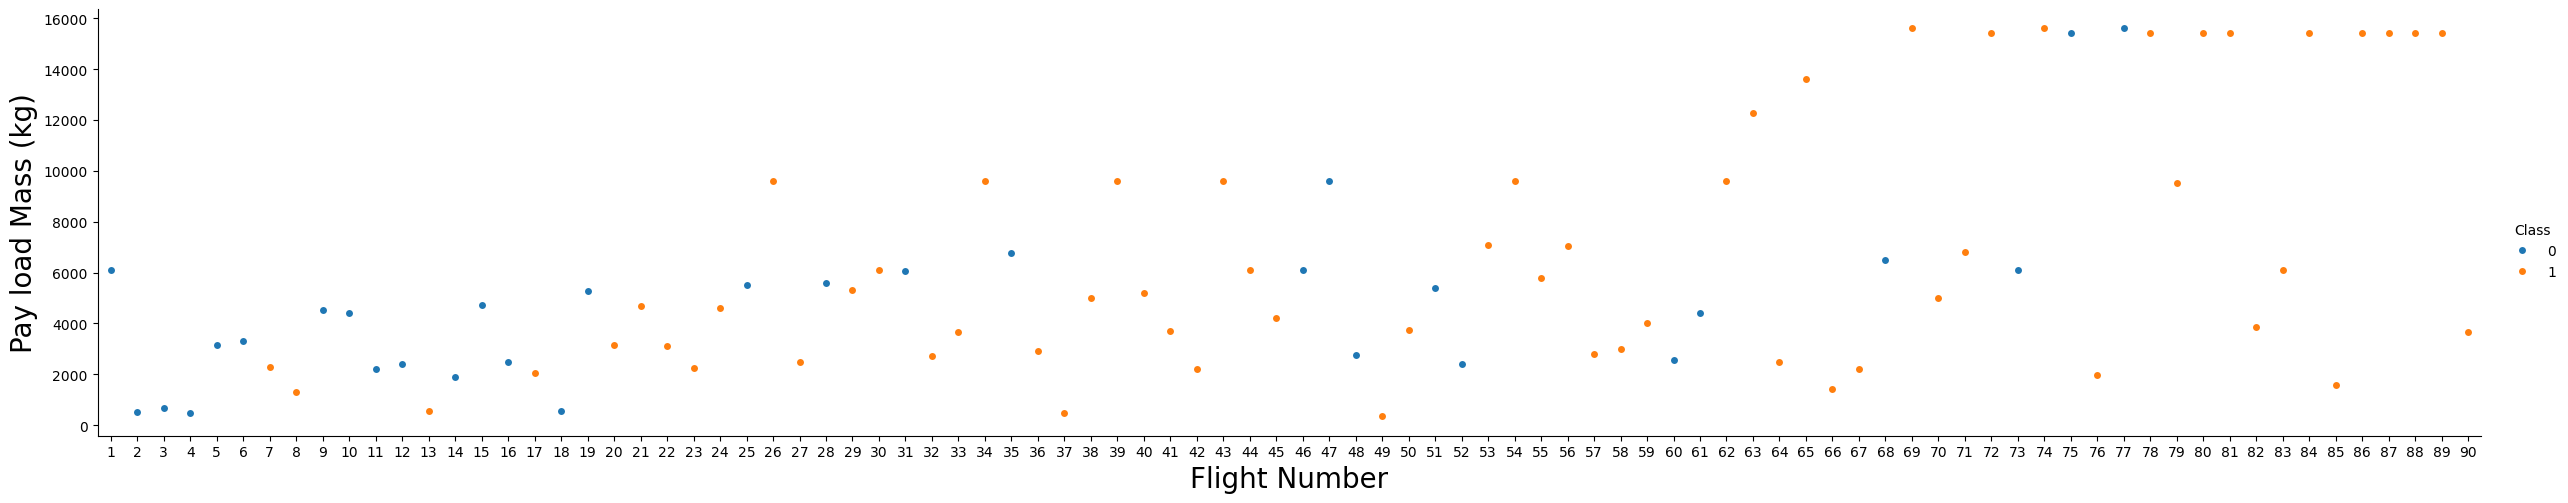
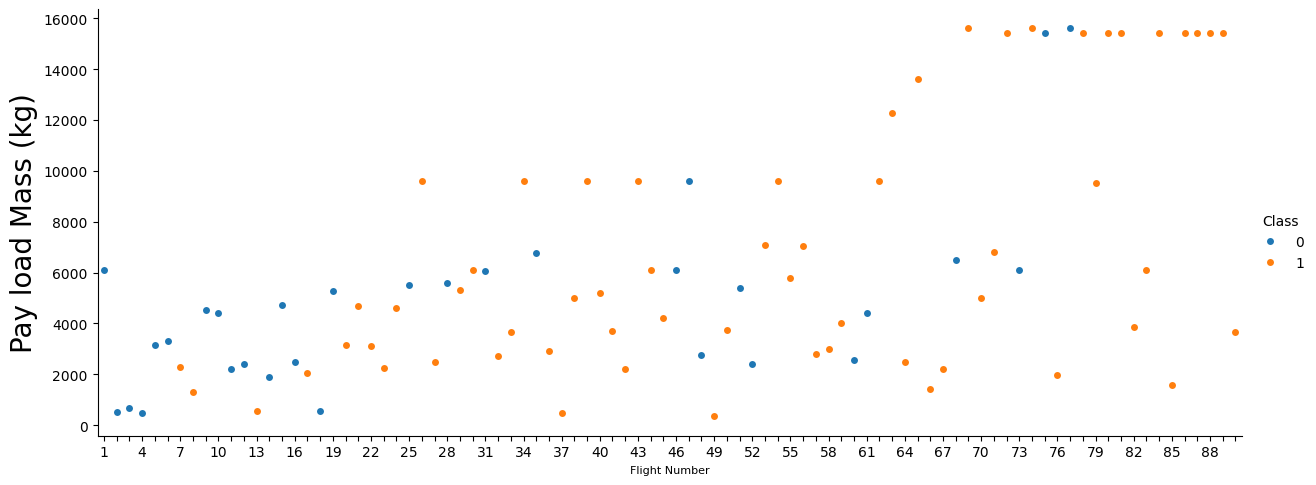
Code edit (unified diff) that turned the first committed figure into the second:
--- before
+++ after
@@ -1,4 +1,8 @@
-sns.catplot(y="PayloadMass", x="FlightNumber", hue="Class", data=df, aspect = 5)
-plt.xlabel("Flight Number",fontsize=20)
+g= sns.catplot(y="PayloadMass", x="FlightNumber", hue="Class", data=df, aspect = 2.5)
+plt.xlabel("Flight Number",fontsize=8)
 plt.ylabel("Pay load Mass (kg)",fontsize=20)
+ax = g.axes[0, 0]
+for i, label in enumerate(ax.get_xticklabels()):
+    if i % 3 != 0:
+        label.set_visible(False)
 plt.show()

Commit: Update jupyter-labs-eda-dataviz_s.ipynb